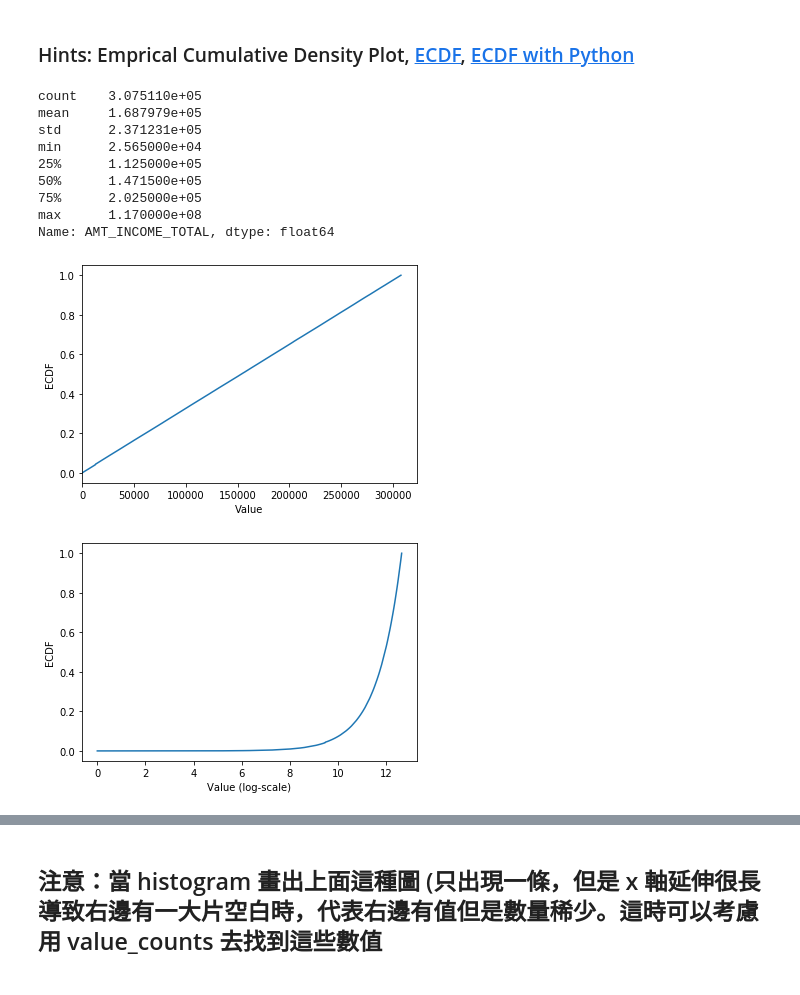
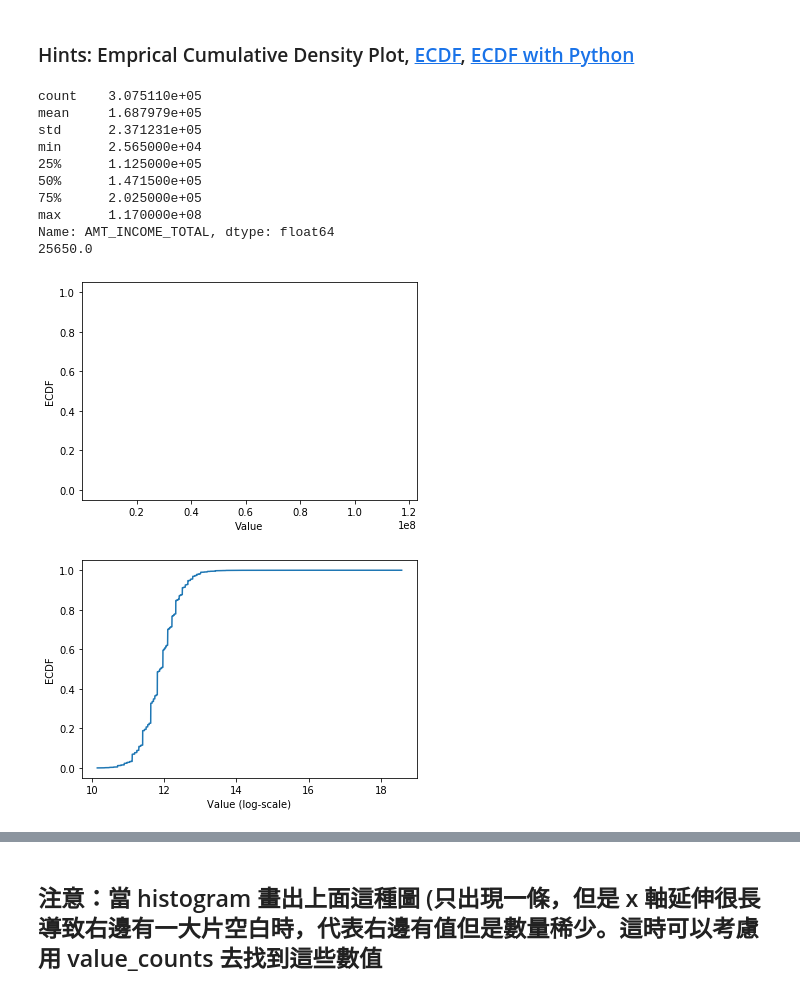
Before and after one commit to s65426425/ML100Days, a Jupyter notebook: Day_009_HW.ipynb, the cells around one changed output, grey strips where cells are left out. Saved outputs shown, nothing was run; the diff lists cells and outputs as text; code cells hidden in the pictures.

```diff
--- a/Day_009_HW.ipynb
+++ b/Day_009_HW.ipynb
@@ -85,37 +73,38 @@ print(app_train['AMT_INCOME_TOTAL'].describe())
 # 繪製 Empirical Cumulative Density Plot (ECDF)
 """
 YOUR CODE HERE
 """
-cdf = app_train['AMT_INCOME_TOTAL'].cumsum(0)
+cdf = app_train['AMT_INCOME_TOTAL'].value_counts().sort_index().cumsum(0)
+print(cdf.index.min())
 
-plt.plot(list(cdf.index), cdf/cdf.max())
 plt.xlabel('Value')
 plt.ylabel('ECDF')
 plt.xlim([cdf.index.min(), cdf.index.max() * 1.05]) # 限制顯示圖片的範圍
 plt.ylim([-0.05,1.05]) # 限制顯示圖片的範圍
 
 plt.show()
 
 # 改變 y 軸的 Scale, 讓我們可以正常檢視 ECDF
 plt.plot(np.log(list(cdf.index)), cdf/cdf.max())
 plt.xlabel('Value (log-scale)')
 plt.ylabel('ECDF')
 
 plt.ylim([-0.05,1.05]) # 限制顯示圖片的範圍
 
 plt.show()
 # %% [output]
 count    3.075110e+05
 mean     1.687979e+05
 std      2.371231e+05
 min      2.565000e+04
 25%      1.125000e+05
 50%      1.471500e+05
 75%      2.025000e+05
 max      1.170000e+08
 Name: AMT_INCOME_TOTAL, dtype: float64
+25650.0
-[figure, old version]
+[figure, new version]
-[figure, old version]
+[figure, new version]
 # %% [markdown]
 ## 補充：Normal dist 的 ECDF
 ![ecdf_normal](https://au.mathworks.com/help/examples/stats/win64/PlotEmpiricalCdfAndCompareWithSamplingDistributionExample_01.png)
```
Also changed, not shown: parts of 3 cells of this notebook.
